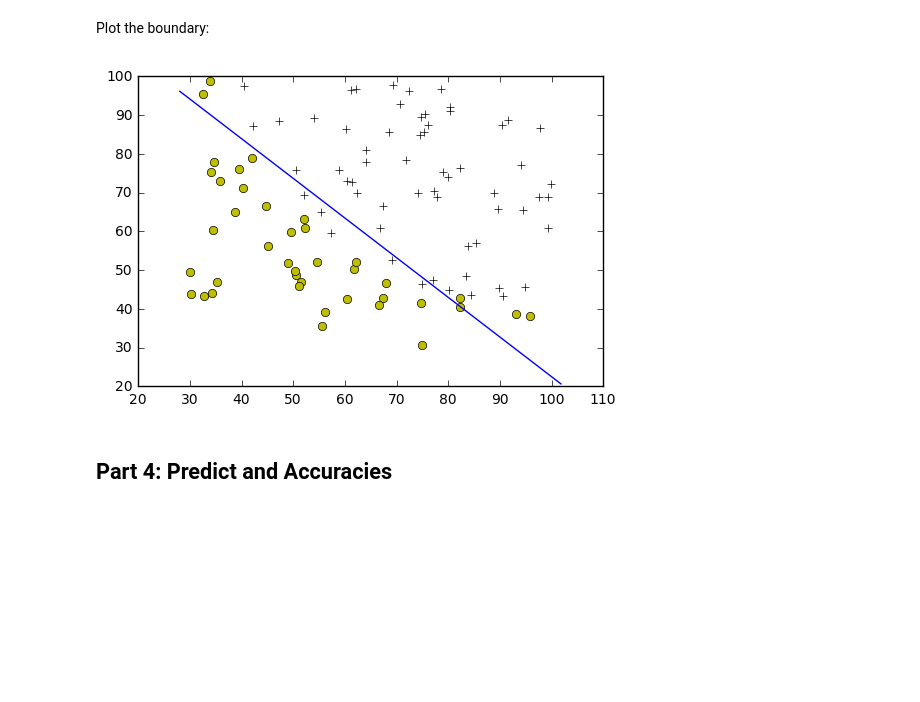
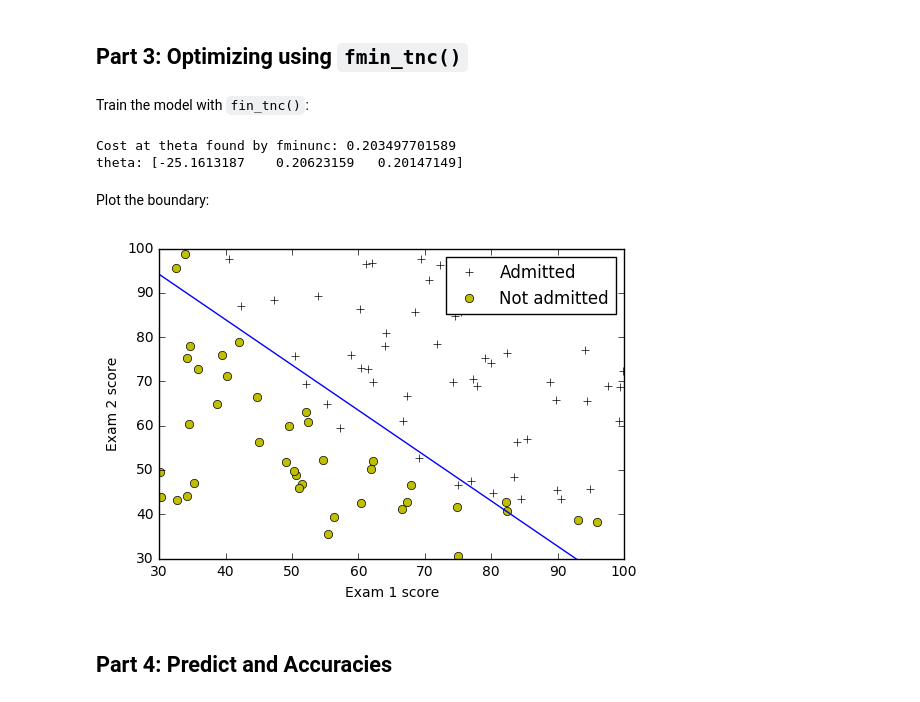
Before and after one commit to nex3z/machine-learning-exercise, a Jupyter notebook: coursera-machine-learning-python/ex2/ex2.ipynb, the cells around one changed output. Drawn from its saved outputs; the diff is of its cells as text; code cells hidden in the pictures; blank space fills up the shorter version.

```diff
--- a/coursera-machine-learning-python/ex2/ex2.ipynb
+++ b/coursera-machine-learning-python/ex2/ex2.ipynb
@@ -169,0 +67,17 @@ def plot_decision_boundary(theta, x, y):
+# %%
+def sigmoid(z):
+    """
+    Compute sigmoid function.
+
+    Parameters
+    ----------
+    z : array-like
+        Variable for sigmoid function.
+
+    Returns
+    -------
+    ndarray
+        The sigmoid of each value of z.
+    """
+    g = 1 / (1 + np.exp(-z))
+    return g
@@ -170,11 +125,38 @@ def plot_decision_boundary(theta, x, y):
+# %% [markdown]
+## Part 3: Optimizing using `fmin_tnc()`
+# %% [markdown]
+Train the model with `fin_tnc()`:
+# %%
+import scipy.optimize as opt
+
+
+theta, nfeval, rc = opt.fmin_tnc(func=cost_function, x0=theta, args=(X, y))
+
+cost, _ = cost_function(theta, X, y)
+print 'Cost at theta found by fminunc:', cost
+print 'theta:', theta
+# %% [output]
+Cost at theta found by fminunc: 0.203497701589
+theta: [-25.1613187    0.20623159   0.20147149]
 # %% [markdown]
 Plot the boundary:
-# %%
-plot_data(x[:, 1:], y)
-plot_decision_boundary(theta, x, y)
-plt.show()
-# %% [output]
-[figure, removed]
+# %%
+from plot_decision_boundary import plot_decision_boundary
+
+
+plt.figure()
+plot_data(X[:, 1:], y)
+plt.xlabel('Exam 1 score')
+plt.ylabel('Exam 2 score')
+plt.xlim([30, 100])
+plt.ylim([30, 100])
+plt.legend(['Admitted', 'Not admitted'], loc='upper right', numpoints=1)
+
+# Plot Boundary
+plot_decision_boundary(theta, X, y)
+plt.show()
+# %% [output]
+[figure, added]
 # %% [markdown]
 ## Part 4: Predict and Accuracies
 # %% [markdown]
```
Also changed, not shown: parts of 42 cells of this notebook, 7 other files.
